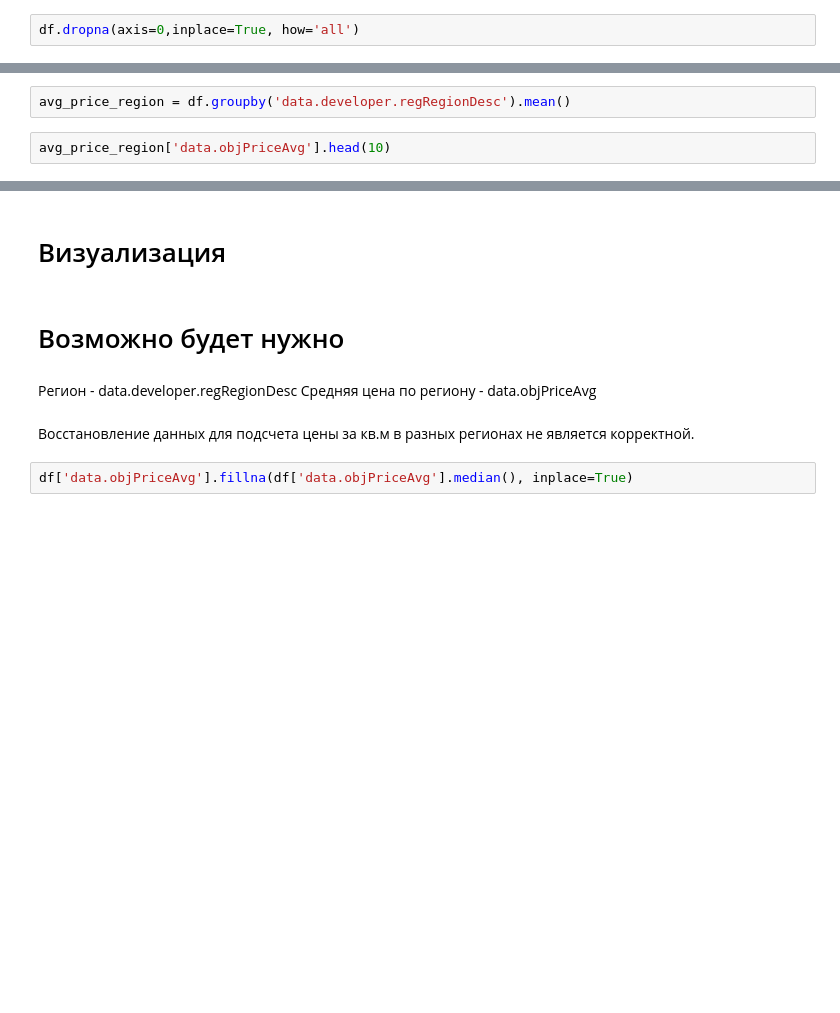
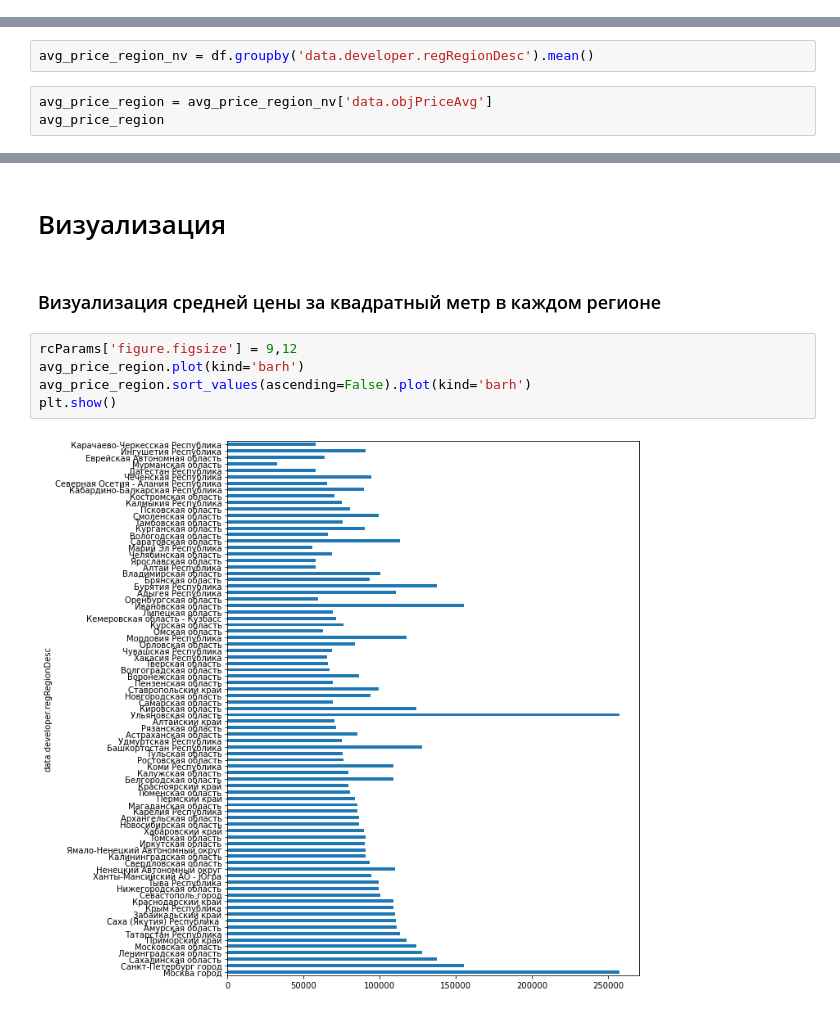
Before and after one commit to SunriseD232/DS_course, a Jupyter notebook: Task2_dmrf.ipynb, the cells around one changed output, grey strips where cells are left out. Saved outputs shown, nothing was run; the diff lists cells and outputs as text; blank space fills up the shorter version.

```diff
--- a/Task2_dmrf.ipynb
+++ b/Task2_dmrf.ipynb
@@ -62,5 +84,3 @@ df = df.drop(columns = 'data.objectTransportInfo')
 df_avg_P = df.dropna(subset=['data.objPriceAvg','data.developer.regRegionDesc','data.objReady100PercDt'])
 # %% [markdown]
 Также можно использовать очистку всех строк, где имеются NaN
-# %%
-df.dropna(axis=0,inplace=True, how='all')
@@ -69,8 +91,9 @@ df.dropna(axis=0,inplace=True, how='all')
 # %% [markdown]
 ### Рассчитать средние цены за квадратный метр по регионам. Важно чтобы пропуски не учитывались при расчете средней цены.
 # %%
-avg_price_region = df.groupby('data.developer.regRegionDesc').mean()
+avg_price_region_nv = df.groupby('data.developer.regRegionDesc').mean()
 # %%
-avg_price_region['data.objPriceAvg'].head(10)
+avg_price_region = avg_price_region_nv['data.objPriceAvg']
+avg_price_region
 # %% [output]
 data.developer.regRegionDesc
@@ -118,12 +143,12 @@ data.developer.regRegionDesc  data.objReady100PercDt
 Name: data.id, Length: 423, dtype: int64
 # %% [markdown]
 # Визуализация
-# %% [markdown]
-# Возможно будет нужно
-# %% [markdown]
-Регион - data.developer.regRegionDesc
-Средняя цена по региону - data.objPriceAvg
-# %% [markdown]
-Восстановление данных для подсчета цены за кв.м в разных регионах не является корректной.
-# %%
-df['data.objPriceAvg'].fillna(df['data.objPriceAvg'].median(), inplace=True)
+# %% [markdown]
+### Визуализация средней цены за квадратный метр в каждом регионе
+# %%
+rcParams['figure.figsize'] = 9,12
+avg_price_region.plot(kind='barh')
+avg_price_region.sort_values(ascending=False).plot(kind='barh')
+plt.show()
+# %% [output]
+[figure, added]
```
Also changed, not shown: parts of 8 cells of this notebook.
